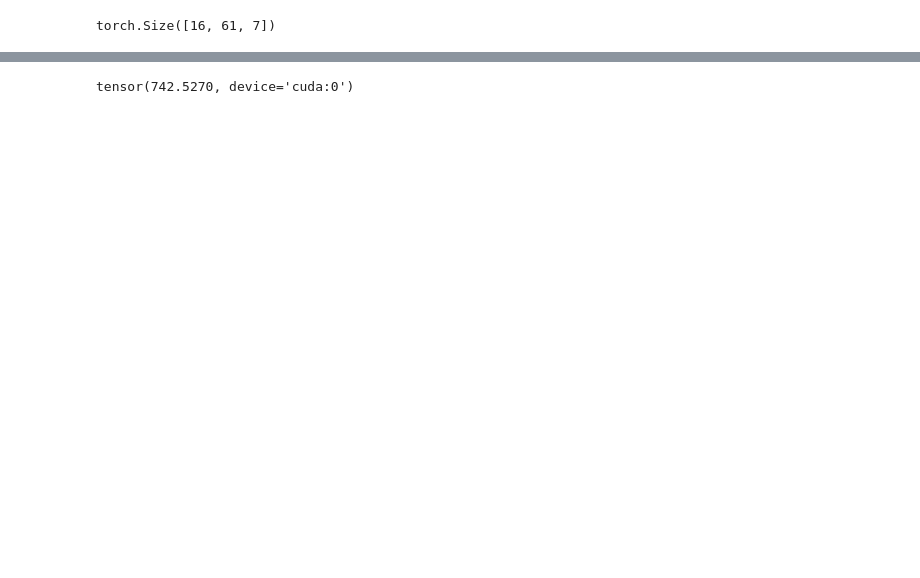
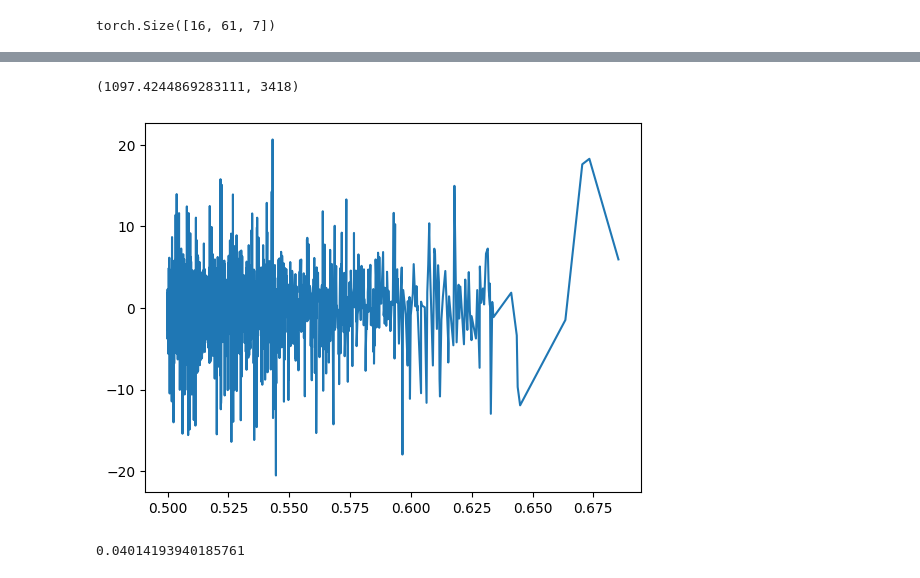
Before and after one commit to 0rnag/PriceTransformer, a Jupyter notebook: testing.ipynb, the cells around one changed output, grey strips where cells are left out. Drawn from its saved outputs; the diff is of its cells as text; code cells hidden in the pictures; blank space fills up the shorter version.

```diff
--- a/testing.ipynb
+++ b/testing.ipynb
@@ -380,6 +475,20 @@ Iterations: 34971, buys: 10910, sells: 10476
 # rewrite the code to be more clean
 
 #back test this on some new data
-print(cash)
+print(cash_values[-1])
 # %% [output]
-tensor(742.5270, device='cuda:0')
+(1097.4244869283111, 3418)
+# %%
+# determine which trades are making the most money, and which are losing the most money
+# map a histrogram of money made vs probability of that trade
+sorted_freq = sorted(frequencies.items())
+
+x,y = zip(*sorted_freq)
+plt.plot(x,y)
+plt.show()
+# %% [output]
+[figure, added]
+# %%
+print(sum(y)/ len(y))
+# %% [output]
+0.04014193940185761
```
Also changed, not shown: parts of 17 cells of this notebook.
